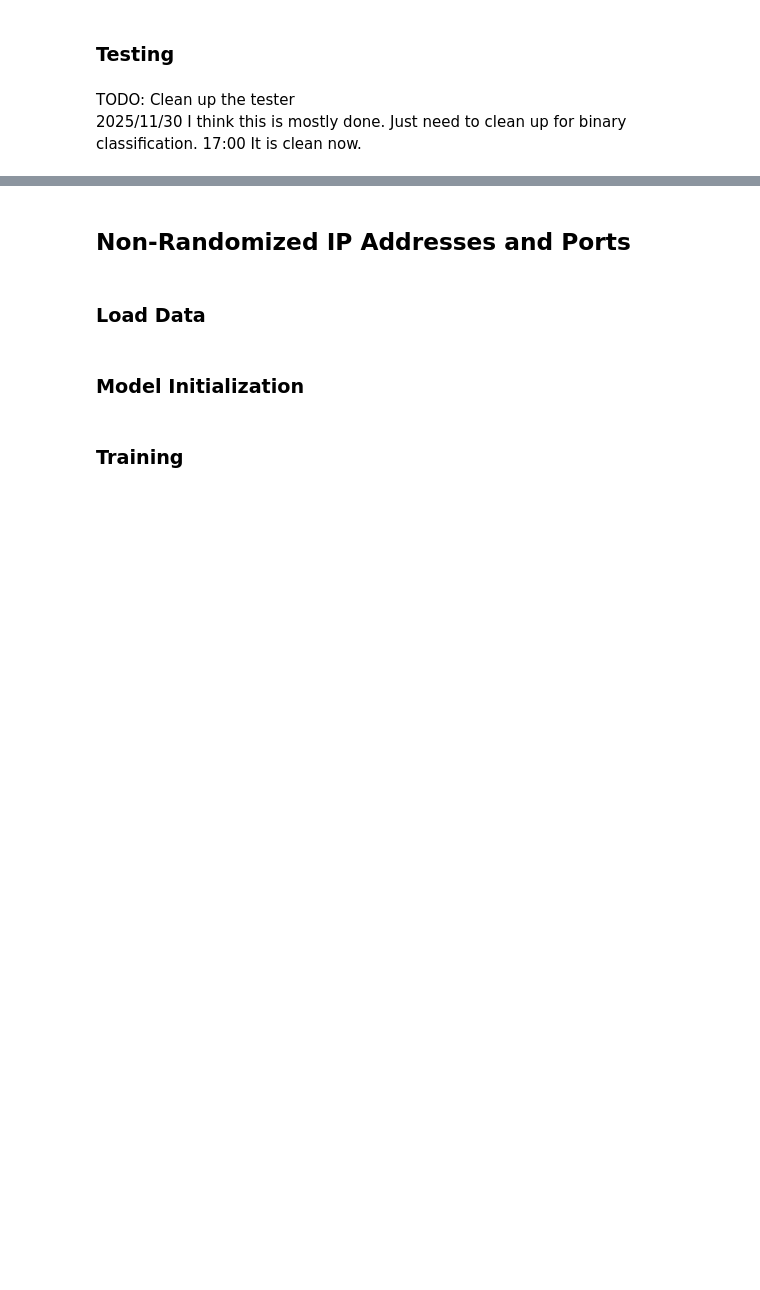
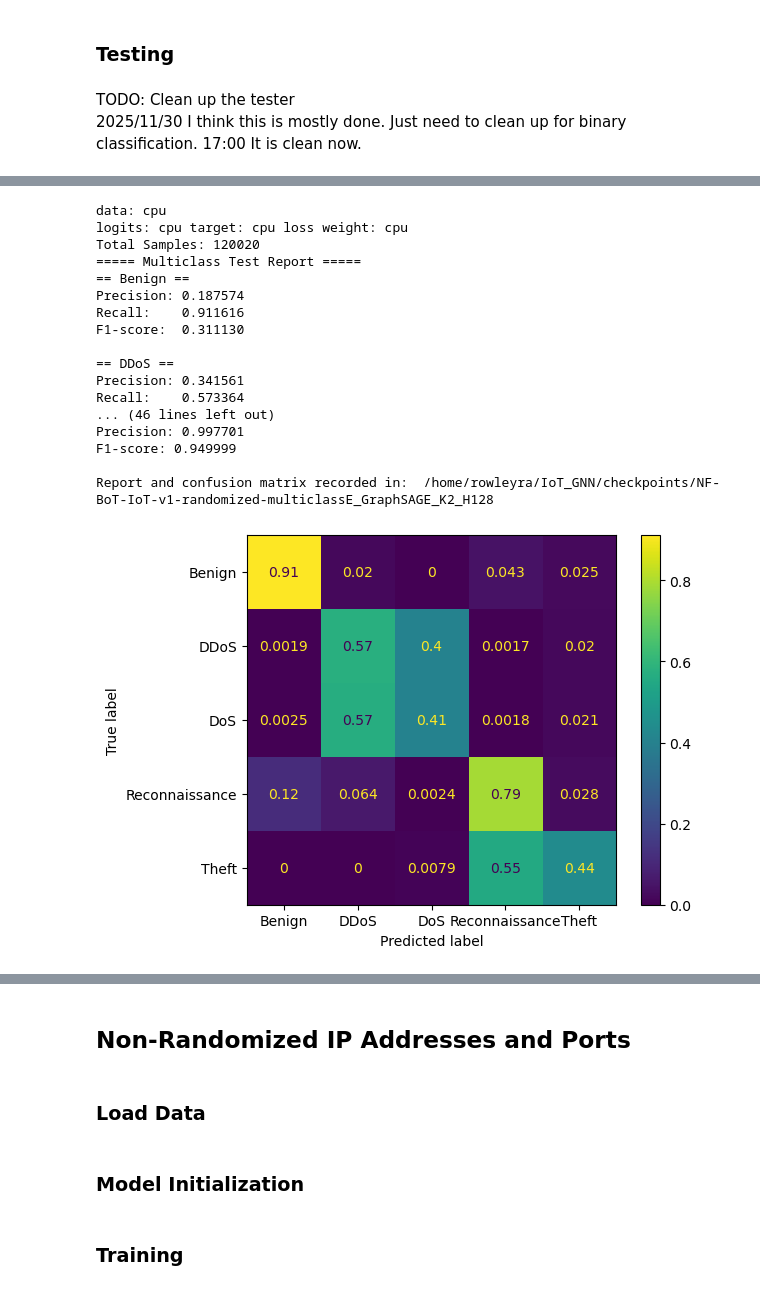
Before and after one commit to raphaelrowley/IoT_GNN, a Jupyter notebook: iot.ipynb, the cells around one changed output, grey strips where cells are left out. Saved outputs shown, nothing was run; the diff lists cells and outputs as text; code cells hidden in the pictures; blank space fills up the shorter version.

```diff
--- a/iot.ipynb
+++ b/iot.ipynb
@@ -153,0 +207,21 @@ tester_inst.test_model(model_egs)
+# %%
+tester_inst.test_model(model_egs_cpu)
+# %% [output]
+data: cpu
+logits: cpu target: cpu loss weight: cpu
+Total Samples: 120020
+===== Multiclass Test Report =====
+== Benign ==
+Precision: 0.187574
+Recall:    0.911616
+F1-score:  0.311130
+
+== DDoS ==
+Precision: 0.341561
+Recall:    0.573364
+... (46 lines left out)
+Precision: 0.997701
+F1-score: 0.949999
+
+Report and confusion matrix recorded in:  /home/rowleyra/IoT_GNN/checkpoints/NF-BoT-IoT-v1-randomized-multiclassE_GraphSAGE_K2_H128
+[figure, added]
```
Also changed, not shown: parts of 7 cells of this notebook.
